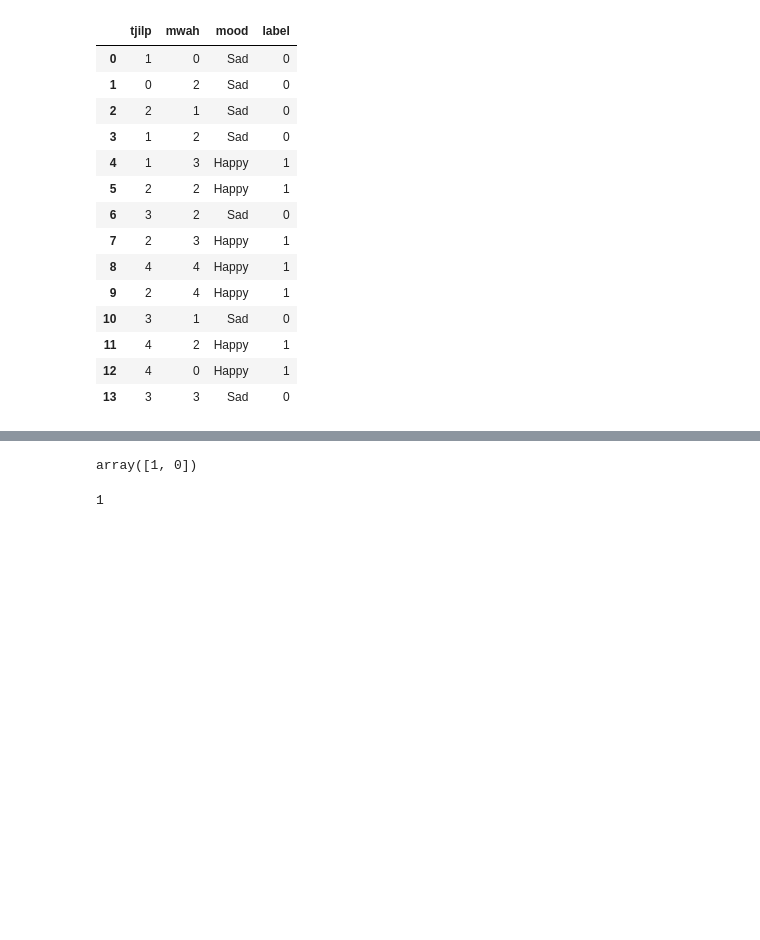
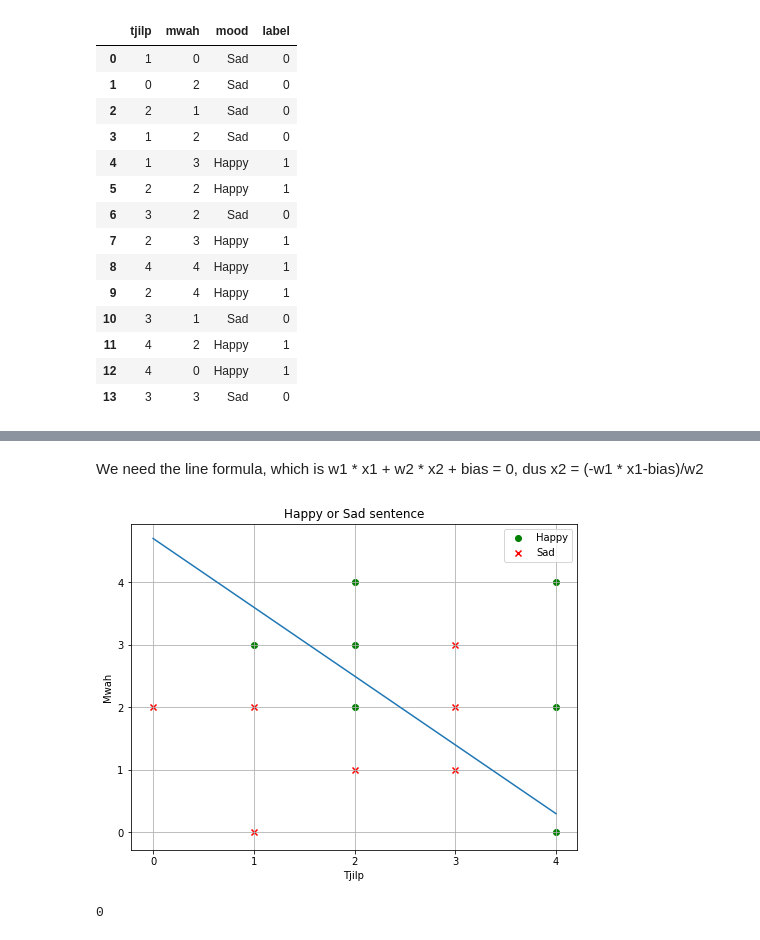
Before and after one commit to jettro/ml-introduction, a Jupyter notebook: 3_perceptron.ipynb, the cells around one changed output, grey strips where cells are left out. Saved outputs shown, nothing was run; the diff lists cells and outputs as text; code cells hidden in the pictures; blank space fills up the shorter version.

```diff
--- a/3_perceptron.ipynb
+++ b/3_perceptron.ipynb
@@ -25,12 +26,14 @@ data
 | 4 | mwah mwah mwah tjilp | 1 | 3 | Sad |
 | 5 | tjilp mwah tjilp mwah tjilp | 3 | 2 | Happy |
 # %%
-def plot_sentiment(happy_data, sad_data):
+def plot_sentiment(happy_data, sad_data, line = []):
     tick_spacing = 1
     fig, ax = plt.subplots(1,1)
 
     ax.scatter(happy_data["tjilp"], happy_data["mwah"], c='g',marker='o', label='Happy')
     ax.scatter(sad_data["tjilp"], sad_data["mwah"], c='r',marker='x', label='Sad')
+    if line and len(line) > 1:
+        ax.plot(line[0],line[1])
     ax.xaxis.set_major_locator(ticker.MultipleLocator(tick_spacing))
     plt.title('Happy or Sad sentence')
     plt.ylabel('Mwah')
@@ -157,5 +142 @@ labels = data["label"].to_numpy()
-# %%
-features[0]
-# %% [output]
-array([1, 0])
 # %%
@@ -163,5 +143,17 @@ array([1, 0])
 found_weights, found_bias, found_errors = perceptron_algorithm(features, labels)
+# %% [markdown]
+We need the line formula, which is w1 * x1 + w2 * x2 + bias = 0, dus x2 = (-w1 * x1-bias)/w2
+# %%
+def calculate_x2 (x1, weights, bias):
+    return (-1*weights[0] * x1 - bias)/weights[1]
+
+x_2_4 = calculate_x2(4,found_weights, found_bias)
+x_2_0 = calculate_x2(0, found_weights, found_bias)
+# %%
+plot_sentiment(happy_sentence, sad_sentence, [[0, 4],[x_2_0, x_2_4]])
+# %% [output]
+[figure, added]
 # %%
-prediction(found_weights, found_bias, np.array([5,5]))
+prediction(found_weights, found_bias, np.array([1,3]))
 # %% [output]
-1
+0
```
Also changed, not shown: parts of 12 cells of this notebook.
